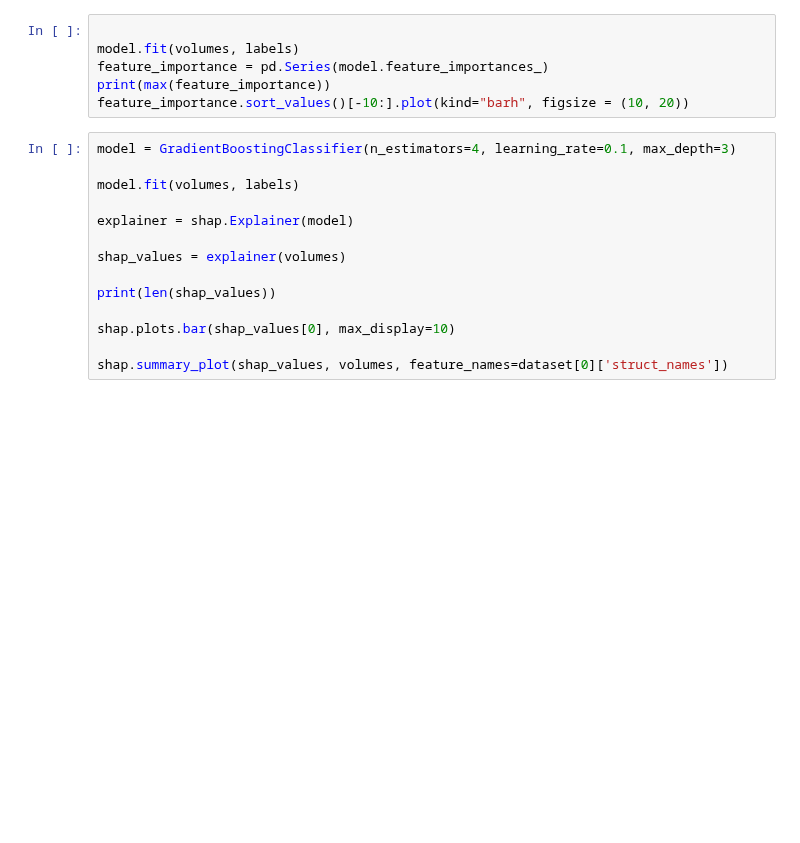
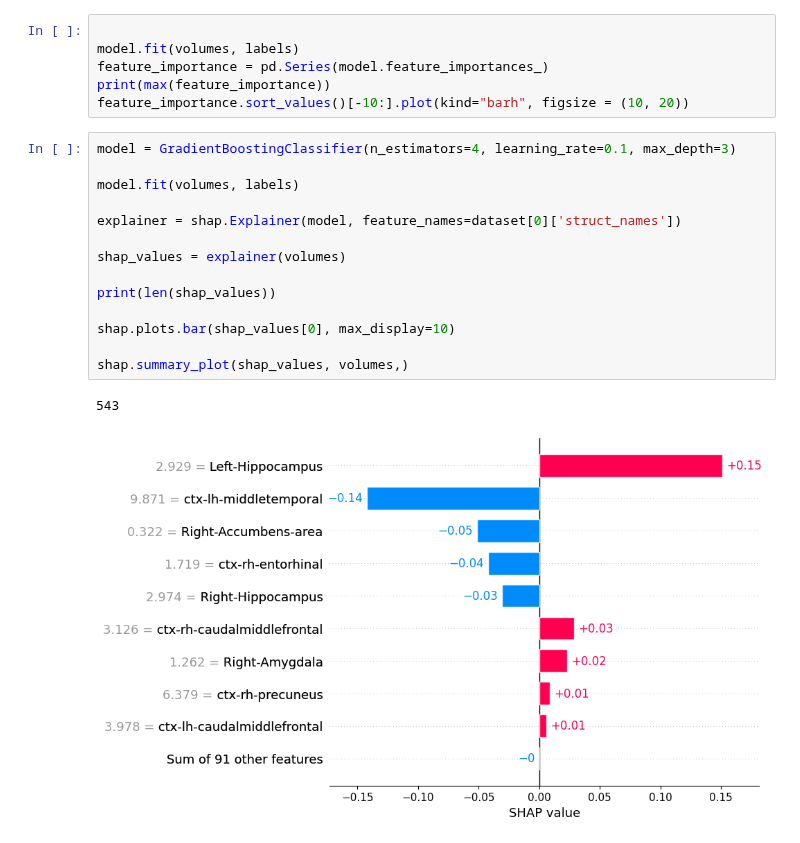
Before and after one commit to oscarlloydjohn/lloyd-john-MIUA-2025, a Jupyter notebook: gbdt-volumes.ipynb, the cells around one changed output. Saved outputs shown, nothing was run; the diff lists cells and outputs as text; blank space fills up the shorter version.

```diff
--- a/gbdt-volumes.ipynb
+++ b/gbdt-volumes.ipynb
@@ -81,14 +81,17 @@ feature_importance.sort_values()[-10:].plot(kind="barh", figsize = (10, 20))
 # %%
 model = GradientBoostingClassifier(n_estimators=4, learning_rate=0.1, max_depth=3)
 
 model.fit(volumes, labels)
 
-explainer = shap.Explainer(model)
+explainer = shap.Explainer(model, feature_names=dataset[0]['struct_names'])
 
 shap_values = explainer(volumes)
 
 print(len(shap_values))
 
 shap.plots.bar(shap_values[0], max_display=10)
 
-shap.summary_plot(shap_values, volumes, feature_names=dataset[0]['struct_names'])
+shap.summary_plot(shap_values, volumes,)
+# %% [output]
+543
+[figure, added]
```
Also changed, not shown: parts of 1 cell of this notebook, 4 other files.
